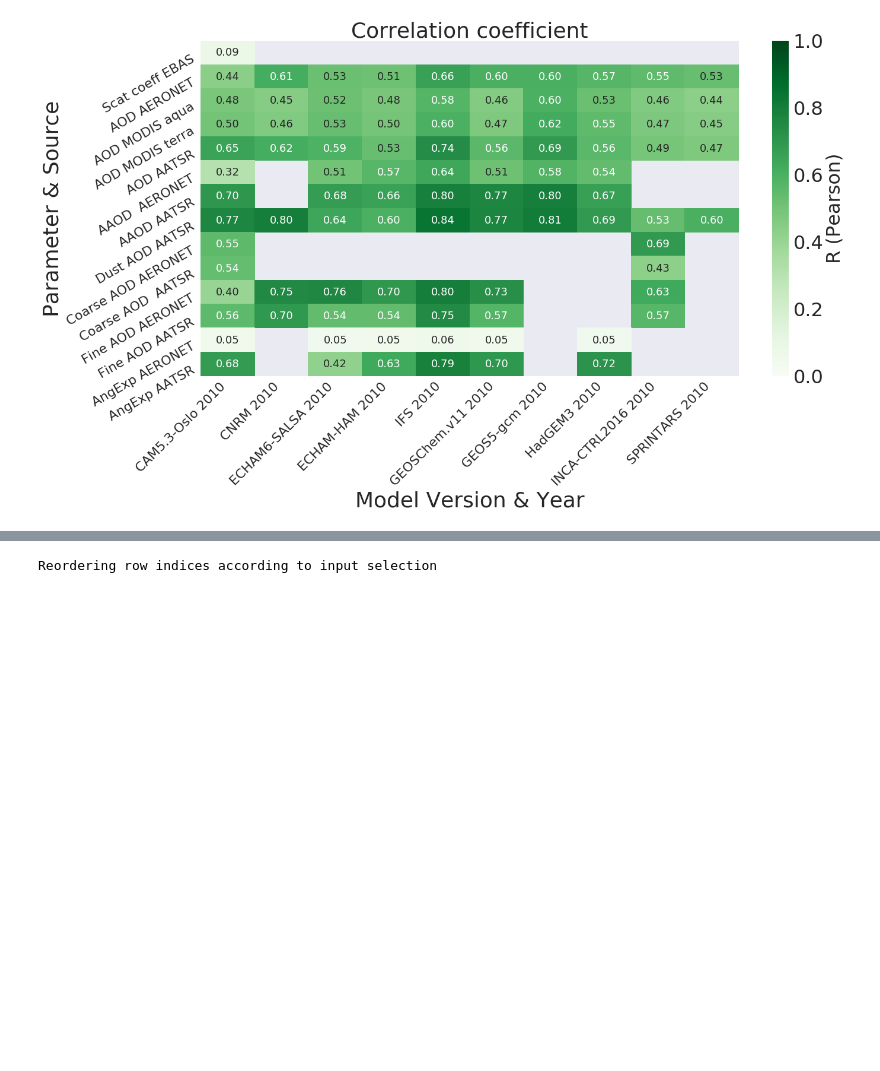
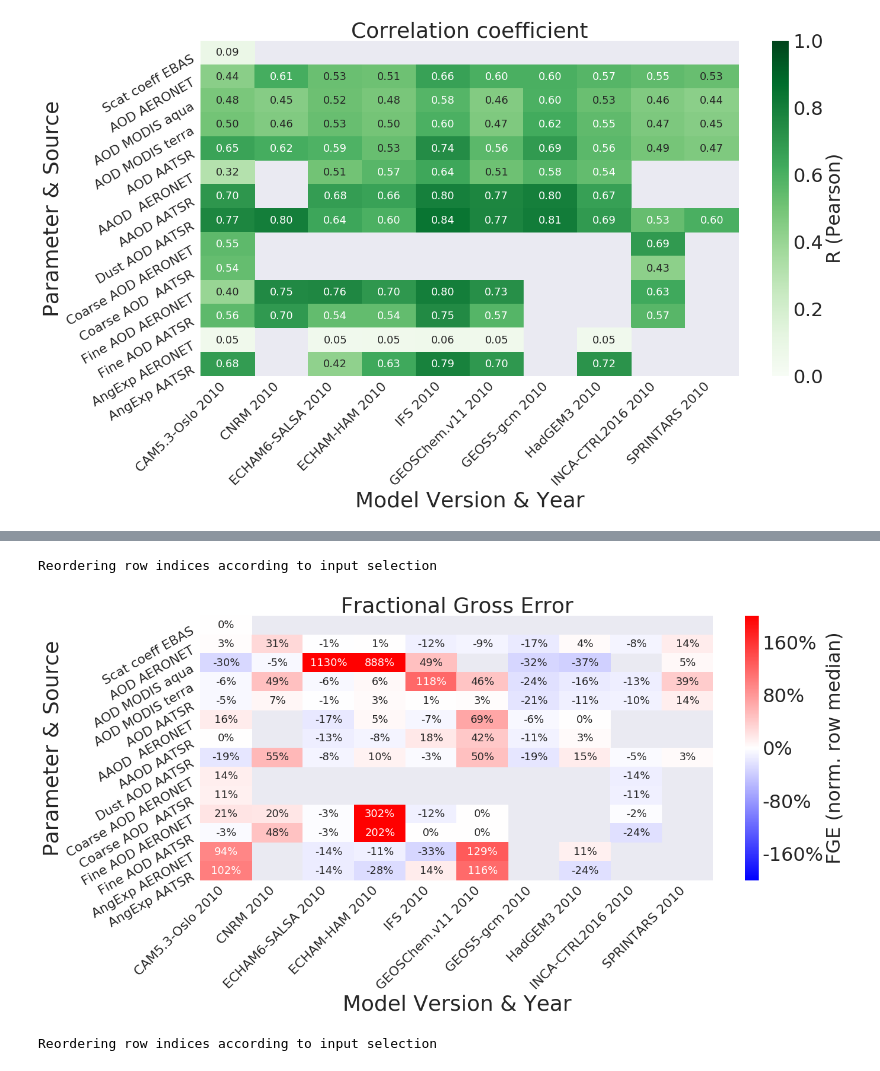
Before and after one commit to metno/pyaerocom-synthesis, a Jupyter notebook: MultiModelObsVarCompare.ipynb, the cells around one changed output, grey strips where cells are left out. Saved outputs shown, nothing was run; the diff lists cells and outputs as text; code cells hidden in the pictures; blank space fills up the shorter version.

Commit message:
Added median rowwise normalised heatmaps for RMS and FGE

```diff
--- a/MultiModelObsVarCompare.ipynb
+++ b/MultiModelObsVarCompare.ipynb
@@ -371,6 +371,7 @@ def change_fontsize_colorbar(ax, fontsize=16):
 # %%
 import seaborn as sns
 sns.set(font_scale=1.5)
+sns.set_style('white')
 # %% [markdown]
 #### Heatmaps of normalised mean bias (nmb) and Pearson correlation coefficient (R)
 # %%
@@ -441,6 +442,30 @@ ax.figure.savefig(os.path.join(OUTPUT_DIR, savename))
 # %% [output]
 Reordering row indices according to input selection
 [figure]
+# %%
+ax = plot_heatmap(table, colname='fge', ts_type='monthly', color_rowwise=False, cbar=True,
+                  cmap='bwr', center=0,
+                  figsize=(20, 12), vmin=-2, vmax=2, table_name='FGE', num_digits=2,
+                  normalise_rows=True,
+                  normalise_rows_how='median', # THIS IS NEW AND DOES NORMALISATION
+                  row_order=VAR_OBS_SELECTION) #THIS IS NEW AND DOES THE REORDERING OF VAR / OBS COMBINATIONS
+
+# here you can edit the labelling, etc. should be self-explanatory
+ax = update_labels(ax, PLOT_XLABELS, PLOT_YLABELS, #update x and y-labels according to settings above
+                   fontsize=22, #fontsize
+                   xrotation=45,
+                   yrotation=30)
+ax = change_fontsize_colorbar(ax, 32) # change fontsize colorbar
+ax.set_ylabel('Parameter & Source', fontsize=36)
+ax.set_xlabel('Model Version & Year', fontsize=36)
+ax.set_title('Fractional Gross Error', fontsize=36)
+
+# save figure
+savename = 'heatmap_fge_NORM_selection_monthly.png'
+ax.figure.savefig(os.path.join(OUTPUT_DIR, savename))
+# %% [output]
+Reordering row indices according to input selection
+[figure, added]
 # %%
 #entryname = 'Correlation'
 #ax= plot_heatmap(table, colname='R', ts_type='monthly', cmap='Greens', vmin=0, vmax=1, num_digits=2,
```
Also changed, not shown: parts of 2 cells of this notebook.
